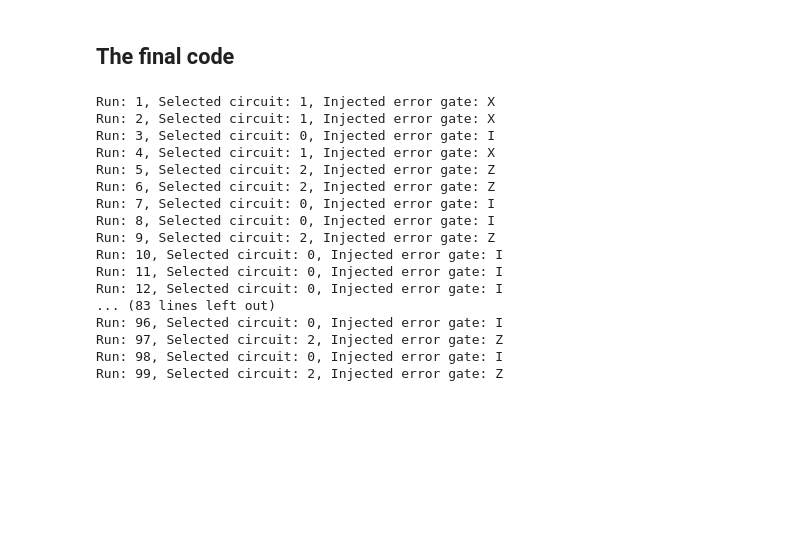
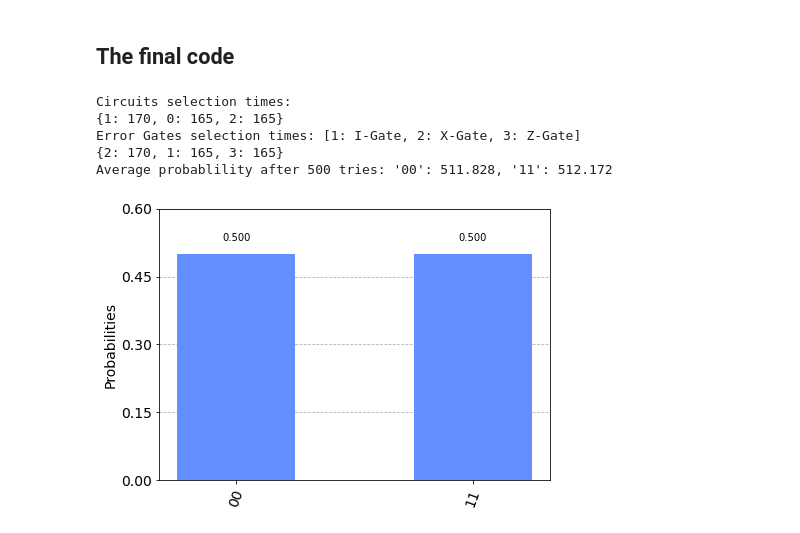
Before and after one commit to pkepka/qcmentor, a Jupyter notebook: Task2.ipynb, the cells around one changed output. Drawn from its saved outputs; the diff is of its cells as text; code cells hidden in the pictures; blank space fills up the shorter version.

```diff
--- a/Task2.ipynb
+++ b/Task2.ipynb
@@ -217,9 +199,9 @@ from qiskit.visualization import *
 from qiskit.tools.monitor import *
 import random
 
-selected_circuit = {}
-selected_gate = {}
-results = {}
+selected_circuit = []
+selected_gate = []
+results = []
 
 def get_circuit(run_no):
 
@@ -264,7 +246,7 @@ def get_circuit(run_no):
     else:
       circ = 2
       circ_qubit = 7
-  selected_circuit[run_no] = circ
+  selected_circuit.append(circ)
 
   num2 = random.uniform(0.0, 1.0)
   if num1 > 1/3:
@@ -277,7 +259,7 @@ def get_circuit(run_no):
   else:
     gate = 1
     gate_name = "I"
-  selected_gate[run_no] = gate
+  selected_gate.append(gate)
 
   if gate == 1:
     qc.i(qr[circ_qubit]) # inject gate: I
@@ -287,7 +269,7 @@ def get_circuit(run_no):
     qc.z(qr[circ_qubit]) # inject gate: Z
 
 
-  print("Run: {}, Selected circuit: {}, Injected error gate: {}".format(run_no, circ, gate_name))
+#  print("Run: {}, Selected circuit: {}, Injected error gate: {}".format(run_no, circ, gate_name))
 
   ###############
 
@@ -306,53 +288,64 @@ def get_circuit(run_no):
   qc.cx(qr[n], qr[n + 2]) # qubit flip correction: second ancillary qubit flipped conditionaly on the value of qubit
   qc.mcx(list(range(n + 1, n + 2 + 1)), n)  # qubit flip correction: toffoli gate
 
   qc.h(qr[0])          # phase inversion correction
   qc.h(qr[4])          # phase inversion correction
   qc.h(qr[7])          # phase inversion correction
 
   qc.cx(0, 4)      # phase inversion correction
   qc.cx(0, 7)      # phase inversion correction
   qc.mcx([4, 7], 0)  # phase inversion correction: toffoli gate
 
   qc.cx(0, 1)      # original part from the first circuit (qubit q1)
 
   qc.measure(range(2), range(2))  # Measure
 
   return qc
 
-
+def count_elements(seq) -> dict:
+  hist = {}
+  for i in seq:
+    hist[i] = hist.get(i, 0) + 1
+  return hist
 
 backend = Aer.get_backend('qasm_simulator')
 
-for run_no in range(1, 101):
+for run_no in range(1, 501):
   circuit = get_circuit(run_no)
   job = execute(circuit, backend, shots=1024)
   result = job.result()
   counts = result.get_counts(circuit)
-  results[run_no] = counts
+  results.append(counts)
 
 
 #print(counts)
 #plot_histogram(counts)
 
-#plot_histogram(selected_circuit)
-#plot_histogram(selected_gate)
-#plot_histogram(results)
+print("Circuits selection times: ")
+print(count_elements(selected_circuit))
+
+print("Error Gates selection times: [1: I-Gate, 2: X-Gate, 3: Z-Gate]")
+print(count_elements(selected_gate))
+
+
+val00 = 0;
+val11 = 0;
+n = 0
+for res in results:
+#  print(res)
+  val00 = val00 + res['00'];
+  val11 = val11 + res['11'];
+  n = n + 1
+
+avg_val00 = val00 / n;
+avg_val11 = val11 / n;
+
+print("Average probablility after {} tries: '00': {}, '11': {}".format(n, avg_val00, avg_val11))
+plot_histogram({'00': avg_val00, '11': avg_val11})
 # %% [output]
-Run: 1, Selected circuit: 1, Injected error gate: X
-Run: 2, Selected circuit: 1, Injected error gate: X
-Run: 3, Selected circuit: 0, Injected error gate: I
-Run: 4, Selected circuit: 1, Injected error gate: X
-Run: 5, Selected circuit: 2, Injected error gate: Z
-Run: 6, Selected circuit: 2, Injected error gate: Z
-Run: 7, Selected circuit: 0, Injected error gate: I
-Run: 8, Selected circuit: 0, Injected error gate: I
-Run: 9, Selected circuit: 2, Injected error gate: Z
-Run: 10, Selected circuit: 0, Injected error gate: I
-Run: 11, Selected circuit: 0, Injected error gate: I
-Run: 12, Selected circuit: 0, Injected error gate: I
-... (83 lines left out)
-Run: 96, Selected circuit: 0, Injected error gate: I
-Run: 97, Selected circuit: 2, Injected error gate: Z
-Run: 98, Selected circuit: 0, Injected error gate: I
-Run: 99, Selected circuit: 2, Injected error gate: Z
+Circuits selection times:
+{1: 170, 0: 165, 2: 165}
+Error Gates selection times: [1: I-Gate, 2: X-Gate, 3: Z-Gate]
+{2: 170, 1: 165, 3: 165}
+Average probablility after 500 tries: '00': 511.828, '11': 512.172
+[figure, added]
```
Also changed, not shown: parts of 4 cells of this notebook.
